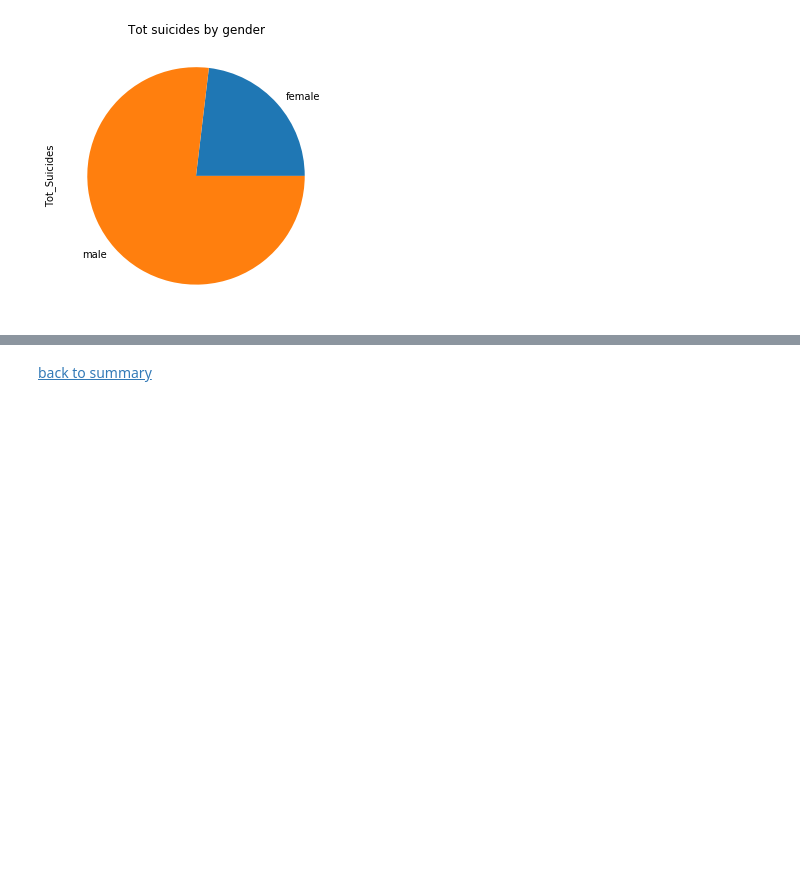
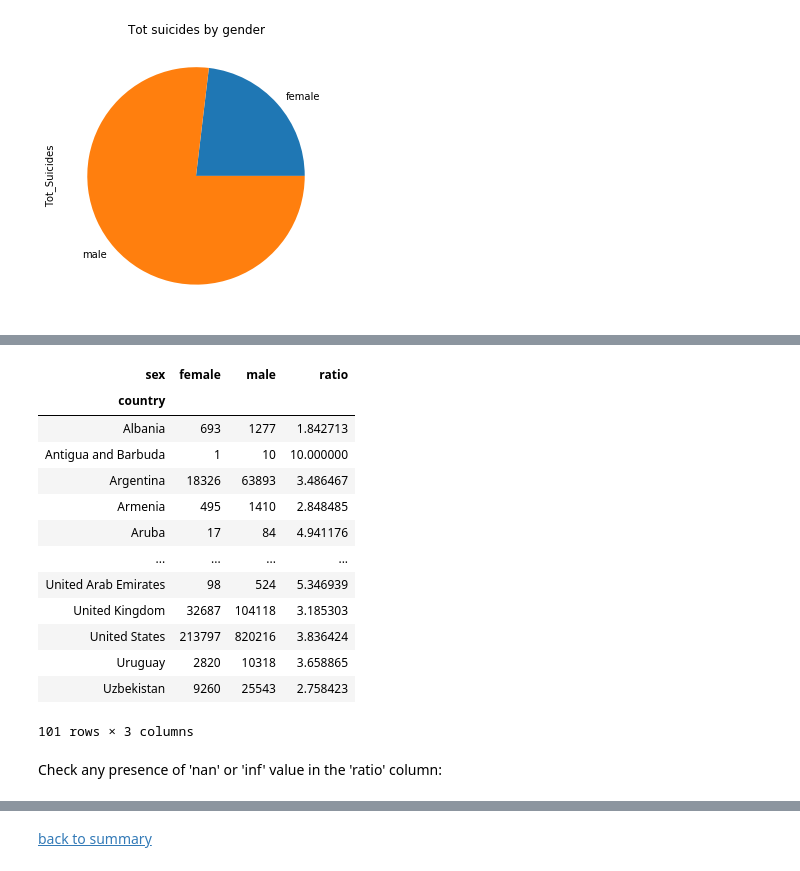
Before and after one commit to RuggeroPiazza/suicide_rate, a Jupyter notebook: SuicideRateProject.ipynb, the cells around one changed output, grey strips where cells are left out. Cells and saved outputs as stored; diff of their text form; code cells hidden in the pictures; blank space fills up the shorter version.

```diff
--- a/SuicideRateProject.ipynb
+++ b/SuicideRateProject.ipynb
@@ -541,0 +604,21 @@ Text(0.5, 1.0, 'Tot suicides by gender')
+# %%
+# creating a new column named 'ratio' with the male/female suicides ratio
+new_df['ratio'] = new_df['male'] / new_df['female']
+new_df
+# %% [output]
+| sex | female | male | ratio |
+| country |  |  |  |
+| Albania | 693 | 1277 | 1.842713 |
+| Antigua and Barbuda | 1 | 10 | 10.000000 |
+| Argentina | 18326 | 63893 | 3.486467 |
+| Armenia | 495 | 1410 | 2.848485 |
+| Aruba | 17 | 84 | 4.941176 |
+| ... | ... | ... | ... |
+| United Arab Emirates | 98 | 524 | 5.346939 |
+| United Kingdom | 32687 | 104118 | 3.185303 |
+| United States | 213797 | 820216 | 3.836424 |
+| Uruguay | 2820 | 10318 | 3.658865 |
+| Uzbekistan | 9260 | 25543 | 2.758423 |
+101 rows × 3 columns
+# %% [markdown]
+Check any presence of 'nan' or 'inf' value in the 'ratio' column:
```
Also changed, not shown: parts of 46 cells of this notebook.
